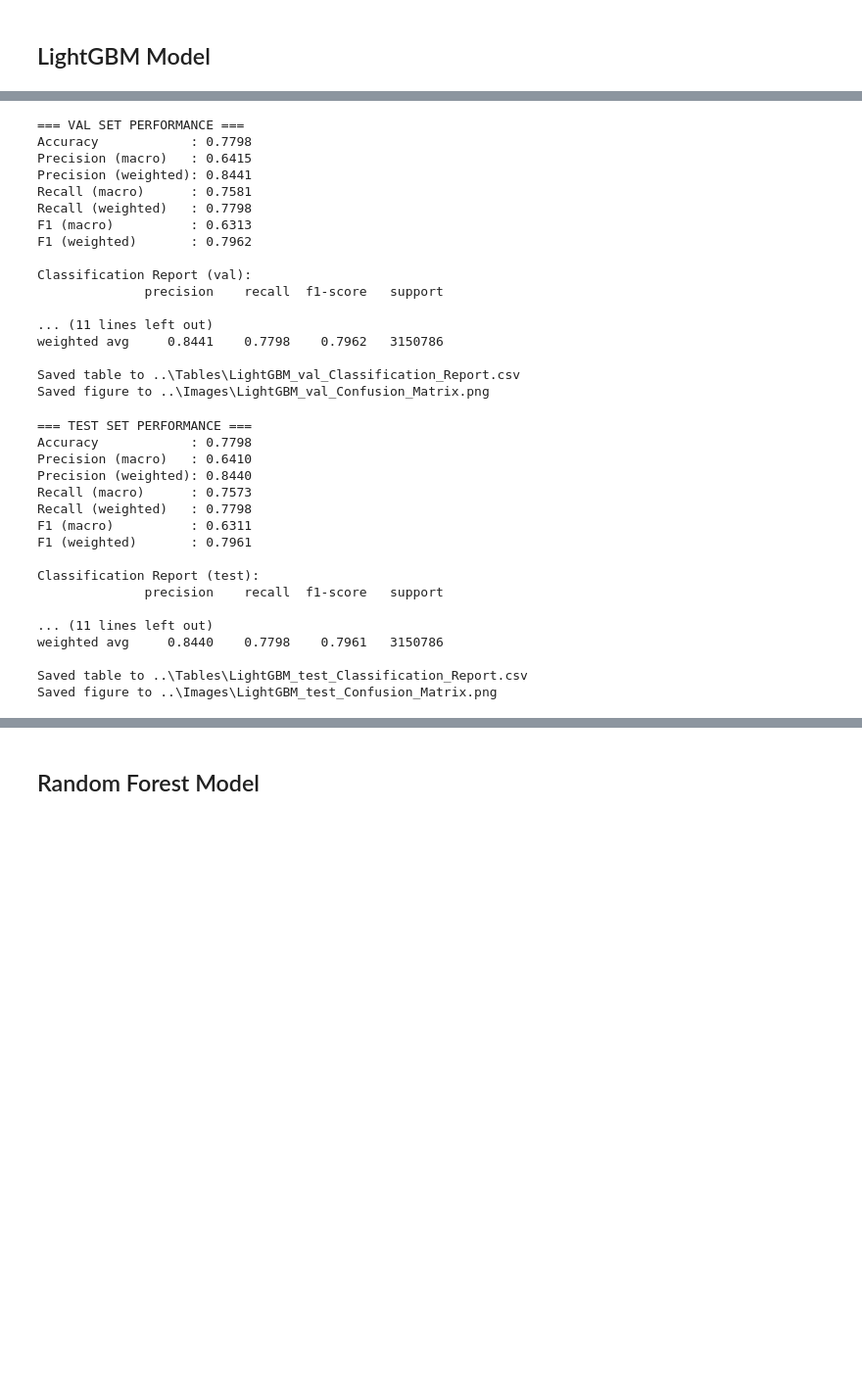
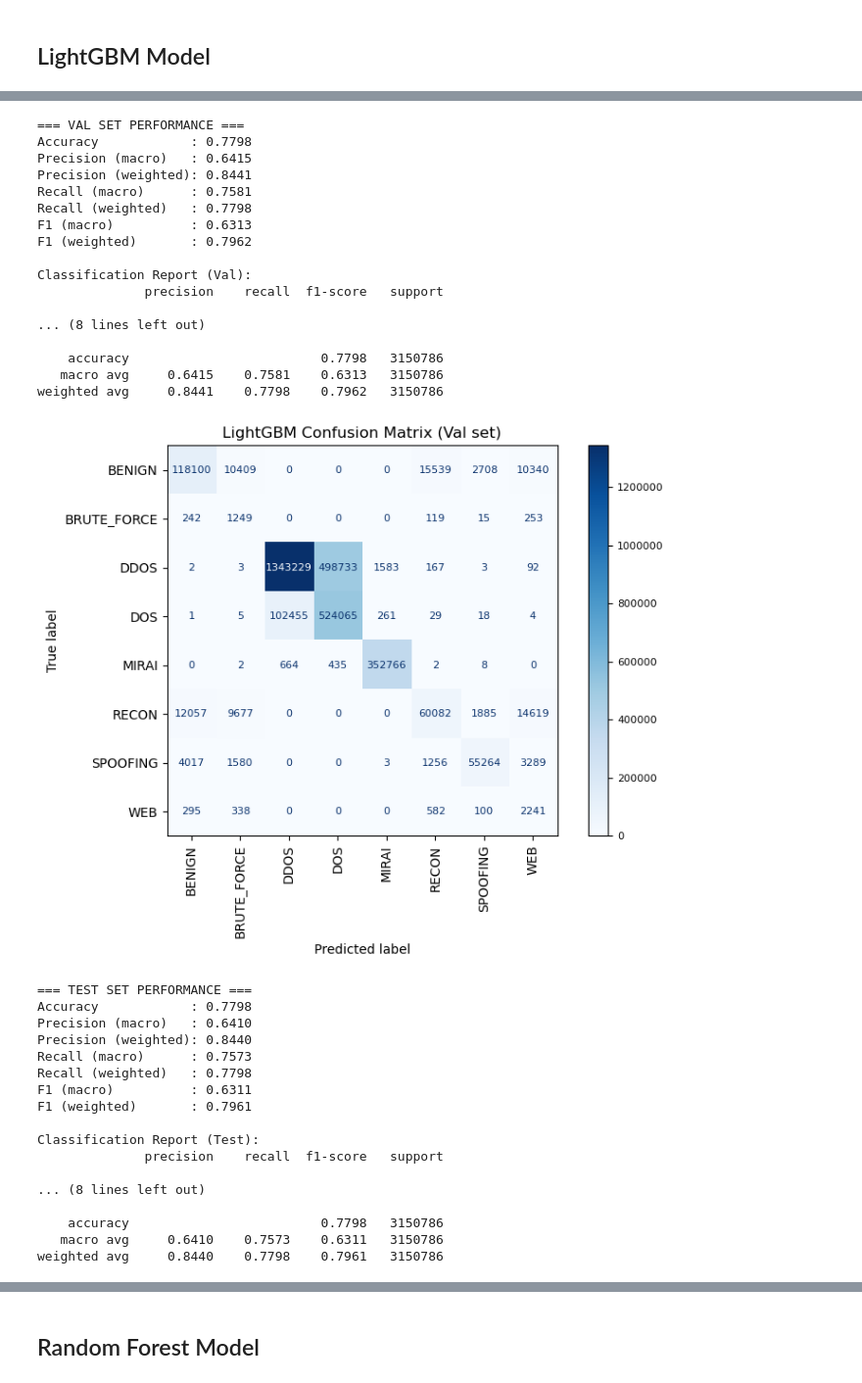
Before and after one commit to gw-00/Cybersecurity_Capstone, a Jupyter notebook: Code_Library/Modeling.ipynb, the cells around one changed output, grey strips where cells are left out. Shown at 98% size. Saved outputs shown, nothing was run; the diff lists cells and outputs as text; code cells hidden in the pictures; blank space fills up the shorter version.

Commit message:
lightgbm update

```diff
--- a/Code_Library/Modeling.ipynb
+++ b/Code_Library/Modeling.ipynb
@@ -394,17 +395,24 @@ def evaluate_multiclass_model(pipeline, X, y_true_enc, split_name="val"):
         output_dict=True
     )
     report_df = pd.DataFrame(report_dict).T
-    save_table(report_df, f"LightGBM_{split_name}_Classification_Report.csv", index=True)
+    # save_table(report_df, f"LightGBM_{split_name}_Classification_Report.csv", index=True)
 
     # Confusion matrix (normalized by true labels)
-    cm = confusion_matrix(y_true_enc, y_pred_enc, normalize="true")
+    cm = confusion_matrix(y_true_enc, y_pred_enc)
     fig, ax = plt.subplots(figsize=(8, 6))
     disp = ConfusionMatrixDisplay(confusion_matrix=cm, display_labels=class_names)
-    disp.plot(ax=ax, cmap="Blues", xticks_rotation=45)
-    ax.set_title(f"LightGBM Confusion Matrix ({split_name} set, normalized)")
+    disp.plot(ax=ax, cmap="Blues", xticks_rotation=90, values_format='d', colorbar=False)
+    # 1) Make the numbers inside the cells smaller
+    for txt in disp.text_.ravel():
+        txt.set_fontsize(8)  # adjust to taste (e.g., 7, 9, etc.)
+    # 2) Add a colorbar without scientific notation
+    cbar = fig.colorbar(disp.im_, ax=ax, format="%.0f")
+    cbar.ax.tick_params(labelsize=8)
+    ax.set_title(f"LightGBM Confusion Matrix ({split_name} set)")
     plt.tight_layout()
 
-    save_figure(fig, f"LightGBM_{split_name}_Confusion_Matrix.png", dpi=300)
+    # save_figure(fig, f"LightGBM_{split_name}_Confusion_Matrix.png", dpi=300)
+    plt.show()
     plt.close(fig)
 
     # Return metrics in case we want to store them programmatically
@@ -418,40 +426,41 @@ def evaluate_multiclass_model(pipeline, X, y_true_enc, split_name="val"):
         "f1_weighted": f1_weighted,
         "y_pred_enc": y_pred_enc,
         "y_pred_proba": y_pred_proba,
     }
 
 # evaluate on validation and test sets (note: these are imbalanced and realistic)
 val_results = evaluate_multiclass_model(
     lgbm_pipeline,
     X_val,
     y_val_enc,
-    split_name="val"
+    split_name="Val"
 )
 
 test_results = evaluate_multiclass_model(
     lgbm_pipeline,
     X_test,
     y_test_enc,
-    split_name="test"
+    split_name="Test"
 )
 # %% [output]
 === VAL SET PERFORMANCE ===
 Accuracy            : 0.7798
 Precision (macro)   : 0.6415
 Precision (weighted): 0.8441
 Recall (macro)      : 0.7581
 Recall (weighted)   : 0.7798
 F1 (macro)          : 0.6313
 F1 (weighted)       : 0.7962
 
-Classification Report (val):
+Classification Report (Val):
               precision    recall  f1-score   support
 
-... (11 lines left out)
+... (8 lines left out)
+
+    accuracy                         0.7798   3150786
+   macro avg     0.6415    0.7581    0.6313   3150786
 weighted avg     0.8441    0.7798    0.7962   3150786
-
-Saved table to ..\Tables\LightGBM_val_Classification_Report.csv
-Saved figure to ..\Images\LightGBM_val_Confusion_Matrix.png
+[figure, added]
 === TEST SET PERFORMANCE ===
 Accuracy            : 0.7798
 Precision (macro)   : 0.6410
@@ -461,11 +470,11 @@ Recall (weighted)   : 0.7798
 F1 (macro)          : 0.6311
 F1 (weighted)       : 0.7961
 
-Classification Report (test):
+Classification Report (Test):
               precision    recall  f1-score   support
 
-... (11 lines left out)
+... (8 lines left out)
+
+    accuracy                         0.7798   3150786
+   macro avg     0.6410    0.7573    0.6311   3150786
 weighted avg     0.8440    0.7798    0.7961   3150786
-
-Saved table to ..\Tables\LightGBM_test_Classification_Report.csv
-Saved figure to ..\Images\LightGBM_test_Confusion_Matrix.png
```
Also changed, not shown: parts of 3 cells of this notebook.
